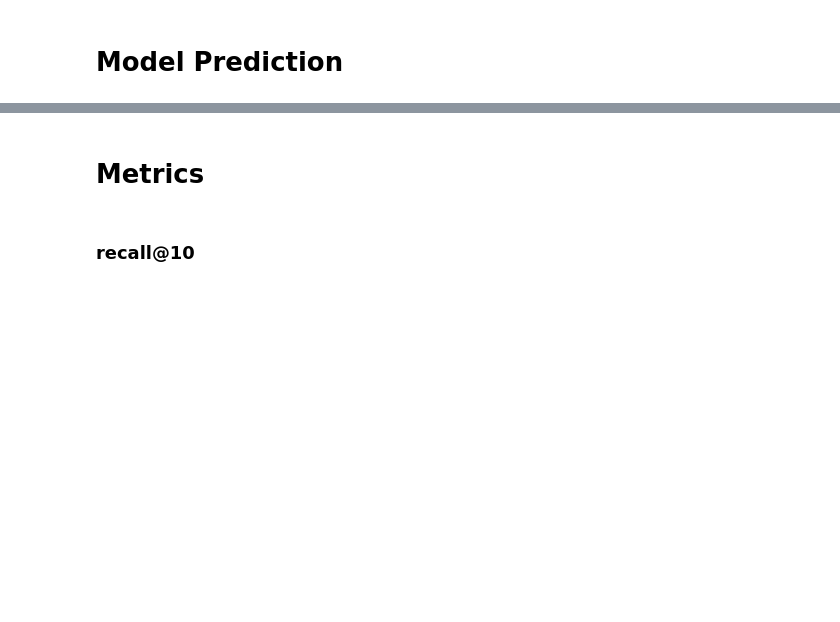
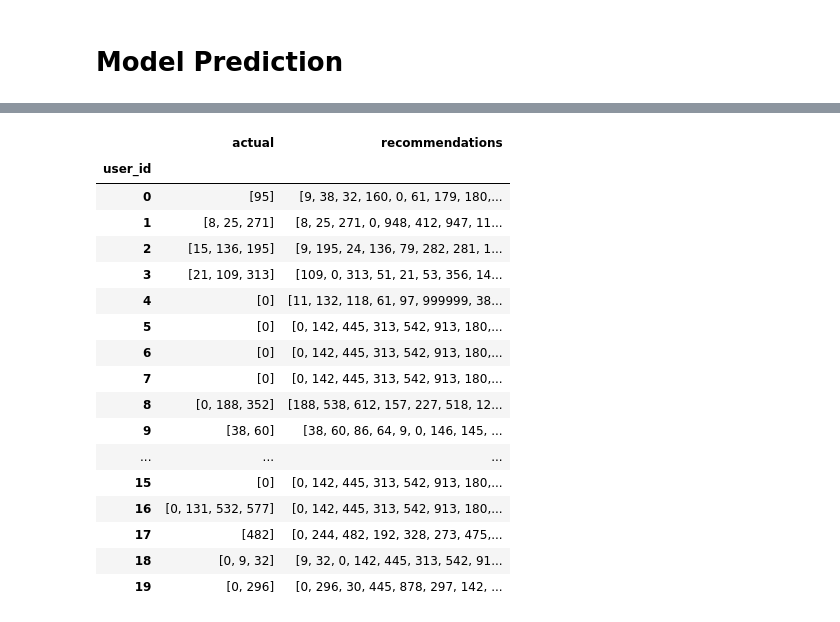
Before and after one commit to kaledinaoksana/chronic_ilnesses, a Jupyter notebook: main.ipynb, the cells around one changed output, grey strips where cells are left out. Saved outputs shown, nothing was run; the diff lists cells and outputs as text; code cells hidden in the pictures; blank space fills up the shorter version.

Commit message:
create test.csv - data test users and their recs

```diff
--- a/main.ipynb
+++ b/main.ipynb
@@ -373,8 +508,10 @@ def calculate_recommendations_for_user(userid, model, k, user_item_matrix=user_i
 df_for_metrics = pd.DataFrame(columns=['user_id', 'actual','recommendations'])
 
 for userid in test_users:
-    test_list = trackable_name_list_by_user(test_dfd, userid)
-    recs_list = calculate_recommendations_for_user(userid, model_als, k)
-    new_row = {'user_id': userid, 'actual': test_list, 'recommendations': recs_list}
-    df1=pd.DataFrame([new_row])
-    df_for_metrics=pd.concat([df1,df_for_metrics],ignore_index=True)
+    df_for_metrics=pd.concat([pd.DataFrame([
+            {
+                'user_id': userid,
+                'actual': trackable_name_list_by_user(test_dfd, userid),
+                'recommendations': calculate_recommendations_for_user(userid, model_als, k)
+             }]),
+            df_for_metrics],ignore_index=True)
@@ -383 +518,24 @@ df_for_metrics
+# %%
+df_for_metrics.set_index('user_id', inplace=True)
+# %%
+df_for_metrics.sort_index().head(20)
+# %% [output]
+|  | actual | recommendations |
+| user_id |  |  |
+| 0 | [95] | [9, 38, 32, 160, 0, 61, 179, 180,... |
+| 1 | [8, 25, 271] | [8, 25, 271, 0, 948, 412, 947, 11... |
+| 2 | [15, 136, 195] | [9, 195, 24, 136, 79, 282, 281, 1... |
+| 3 | [21, 109, 313] | [109, 0, 313, 51, 21, 53, 356, 14... |
+| 4 | [0] | [11, 132, 118, 61, 97, 999999, 38... |
+| 5 | [0] | [0, 142, 445, 313, 542, 913, 180,... |
+| 6 | [0] | [0, 142, 445, 313, 542, 913, 180,... |
+| 7 | [0] | [0, 142, 445, 313, 542, 913, 180,... |
+| 8 | [0, 188, 352] | [188, 538, 612, 157, 227, 518, 12... |
+| 9 | [38, 60] | [38, 60, 86, 64, 9, 0, 146, 145, ... |
+| ... | ... | ... |
+| 15 | [0] | [0, 142, 445, 313, 542, 913, 180,... |
+| 16 | [0, 131, 532, 577] | [0, 142, 445, 313, 542, 913, 180,... |
+| 17 | [482] | [0, 244, 482, 192, 328, 273, 475,... |
+| 18 | [0, 9, 32] | [9, 32, 0, 142, 445, 313, 542, 91... |
+| 19 | [0, 296] | [0, 296, 30, 445, 878, 297, 142, ... |
 # %%
@@ -386,4 +542,0 @@ df_for_metrics.to_csv('df_for_metrics.csv', encoding='utf-8')
-# %% [markdown]
-# Metrics
-# %% [markdown]
-### recall@10
```
Also changed, not shown: parts of 29 cells of this notebook.
